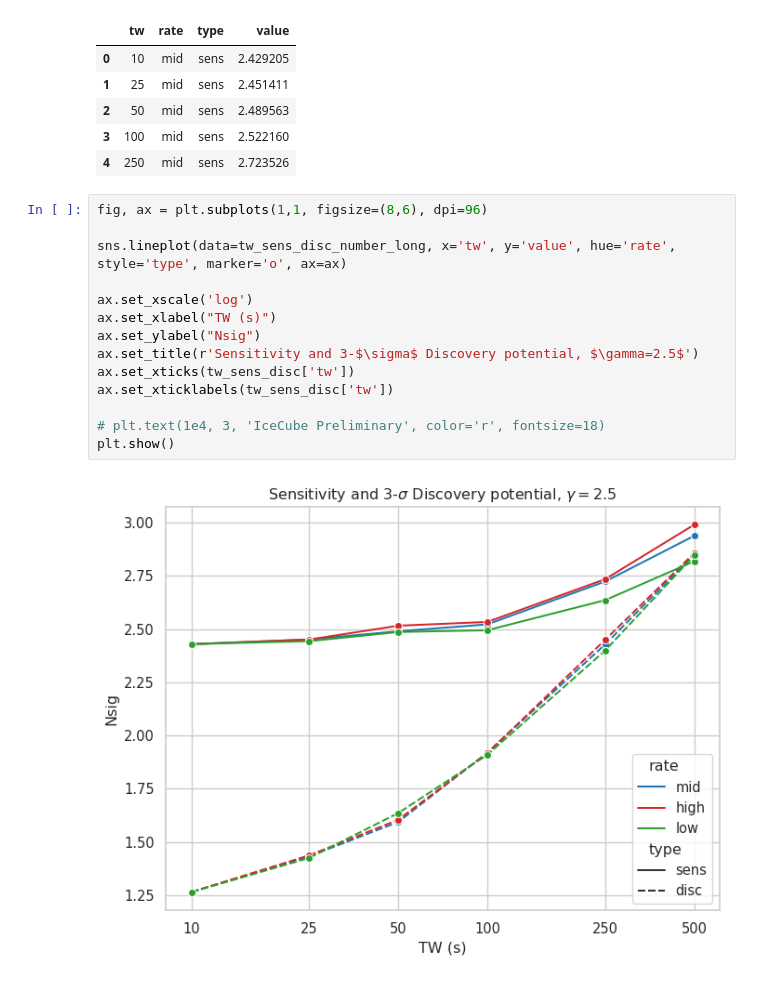
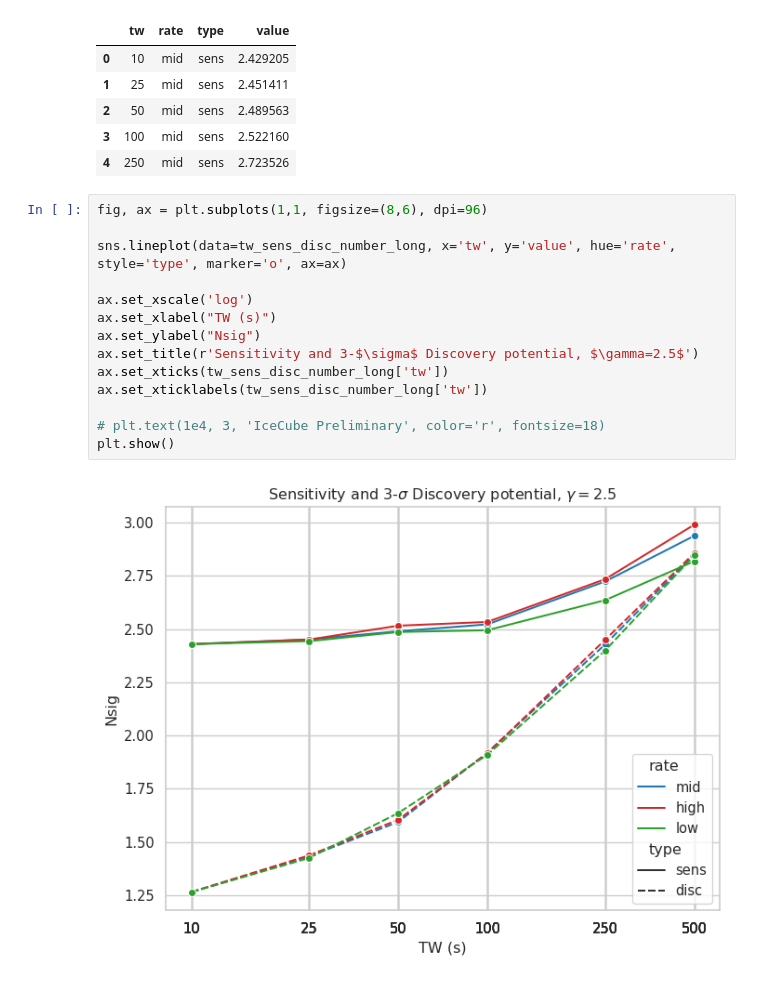
Before and after one commit to ChujieChen/greco_grb, a Jupyter notebook: notebooks/09_seasonal_variation_analysis.ipynb, the cells around one changed output. Cells and saved outputs as stored; diff of their text form.

```diff
--- a/notebooks/09_seasonal_variation_analysis.ipynb
+++ b/notebooks/09_seasonal_variation_analysis.ipynb
@@ -393,19 +393,19 @@ tw_sens_disc_number_long.head()
 # %%
 fig, ax = plt.subplots(1,1, figsize=(8,6), dpi=96)
 
 sns.lineplot(data=tw_sens_disc_number_long, x='tw', y='value', hue='rate', style='type', marker='o', ax=ax)
 
 ax.set_xscale('log')
 ax.set_xlabel("TW (s)")
 ax.set_ylabel("Nsig")
 ax.set_title(r'Sensitivity and 3-$\sigma$ Discovery potential, $\gamma=2.5$')
-ax.set_xticks(tw_sens_disc['tw'])
-ax.set_xticklabels(tw_sens_disc['tw'])
+ax.set_xticks(tw_sens_disc_number_long['tw'])
+ax.set_xticklabels(tw_sens_disc_number_long['tw'])
 
 # plt.text(1e4, 3, 'IceCube Preliminary', color='r', fontsize=18)
 plt.show()
 # %% [output]
-[figure, old version]
+[figure, new version]
 # %%
 def plot_sens_disc(grb_name='GRB180423A', use_first=100000):
     senss_dict = {}
```
Also changed, not shown: parts of 5 cells of this notebook, 4 other files.
